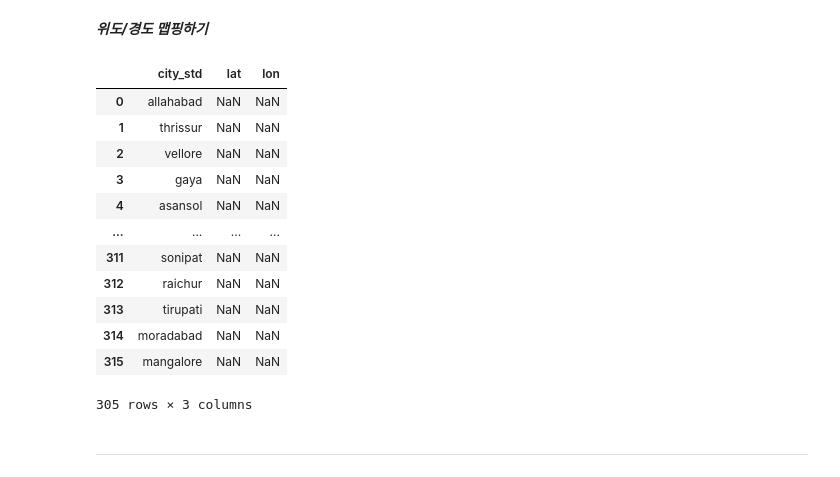
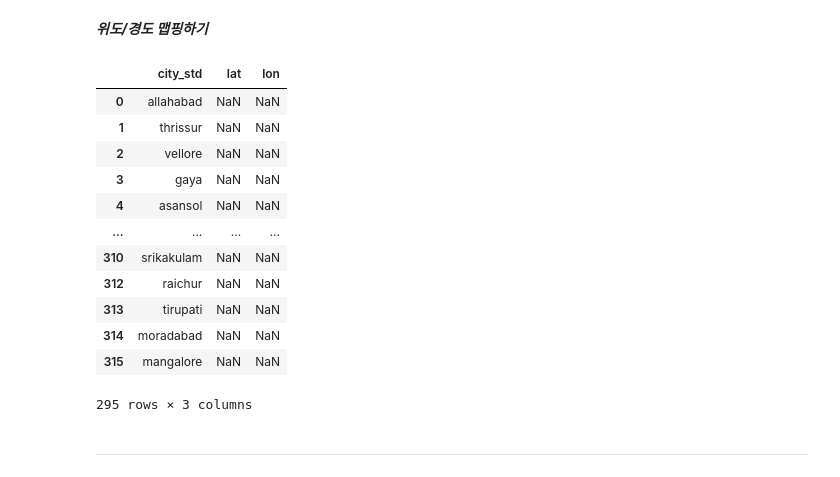
Before and after one commit to minkyungbae/demand-forecasting-project-modeling, a Jupyter notebook: data/EDA.ipynb, the cells around one changed output. Drawn from its saved outputs; the diff is of its cells as text; code cells hidden in the pictures.

```diff
--- a/data/EDA.ipynb
+++ b/data/EDA.ipynb
@@ -160,38 +182,63 @@ city_map.to_csv('city_map.csv', index=False, encoding='utf-8-sig')
 # %%
 # 광역권 기준, 날씨 조회용 기준점
 ## Dataframe으로 한 이유
 ## 1. JOIN 구조 통일
 ## 2. CSV로 빼기 쉬움
 ## 3. 나중에 city 늘어나도 관리 편함
 
 city_latlon = pd.DataFrame([
+    # =====================
+    # Tier 1 Metro
+    # =====================
     {"city_std": "delhi", "lat": 28.6139, "lon": 77.2090},
     {"city_std": "mumbai", "lat": 19.0760, "lon": 72.8777},
     {"city_std": "bangalore", "lat": 12.9716, "lon": 77.5946},
     {"city_std": "hyderabad", "lat": 17.3850, "lon": 78.4867},
     {"city_std": "chennai", "lat": 13.0827, "lon": 80.2707},
+
+    # =====================
+    # Tier 2 Major Metros
+    # =====================
+    {"city_std": "kolkata", "lat": 22.5726, "lon": 88.3639},
+    {"city_std": "pune", "lat": 18.5204, "lon": 73.8567},
+    {"city_std": "ahmedabad", "lat": 23.0225, "lon": 72.5714},
+    {"city_std": "jaipur", "lat": 26.9124, "lon": 75.7873},
+    {"city_std": "chandigarh", "lat": 30.7333, "lon": 76.7794},
+
+    # =====================
+    # South / Coastal
+    # =====================
+    {"city_std": "kochi", "lat": 9.9312, "lon": 76.2673},
+    {"city_std": "trivandrum", "lat": 8.5241, "lon": 76.9366},
+    {"city_std": "coimbatore", "lat": 11.0168, "lon": 76.9558},
+
+    # =====================
+    # Central India
+    # =====================
+    {"city_std": "indore", "lat": 22.7196, "lon": 75.8577},
+    {"city_std": "bhopal", "lat": 23.2599, "lon": 77.4126},
 ])
 
 # city_map에 붙이기
 city_map = city_map.merge(city_latlon, on="city_std", how="left")
 
 # 확인하기
 ## 여기서 NaN 뜨는 city가 있다면 → 광역권 매핑에서 빠진 도시라는 뜻 (정상적인 체크 포인트)
 city_map[["city_std", "lat", "lon"]].drop_duplicates()
 # %% [output]
 |  | city_std | lat | lon |
 | 0 | allahabad | NaN | NaN |
 | 1 | thrissur | NaN | NaN |
 | 2 | vellore | NaN | NaN |
 | 3 | gaya | NaN | NaN |
 | 4 | asansol | NaN | NaN |
 | ... | ... | ... | ... |
-| 311 | sonipat | NaN | NaN |
+| 310 | srikakulam | NaN | NaN |
 | 312 | raichur | NaN | NaN |
 | 313 | tirupati | NaN | NaN |
 | 314 | moradabad | NaN | NaN |
 | 315 | mangalore | NaN | NaN |
-305 rows × 3 columns
+295 rows × 3 columns
 # %% [markdown]
 ---
 # %% [markdown]
```
Also changed, not shown: parts of 8 cells of this notebook.
